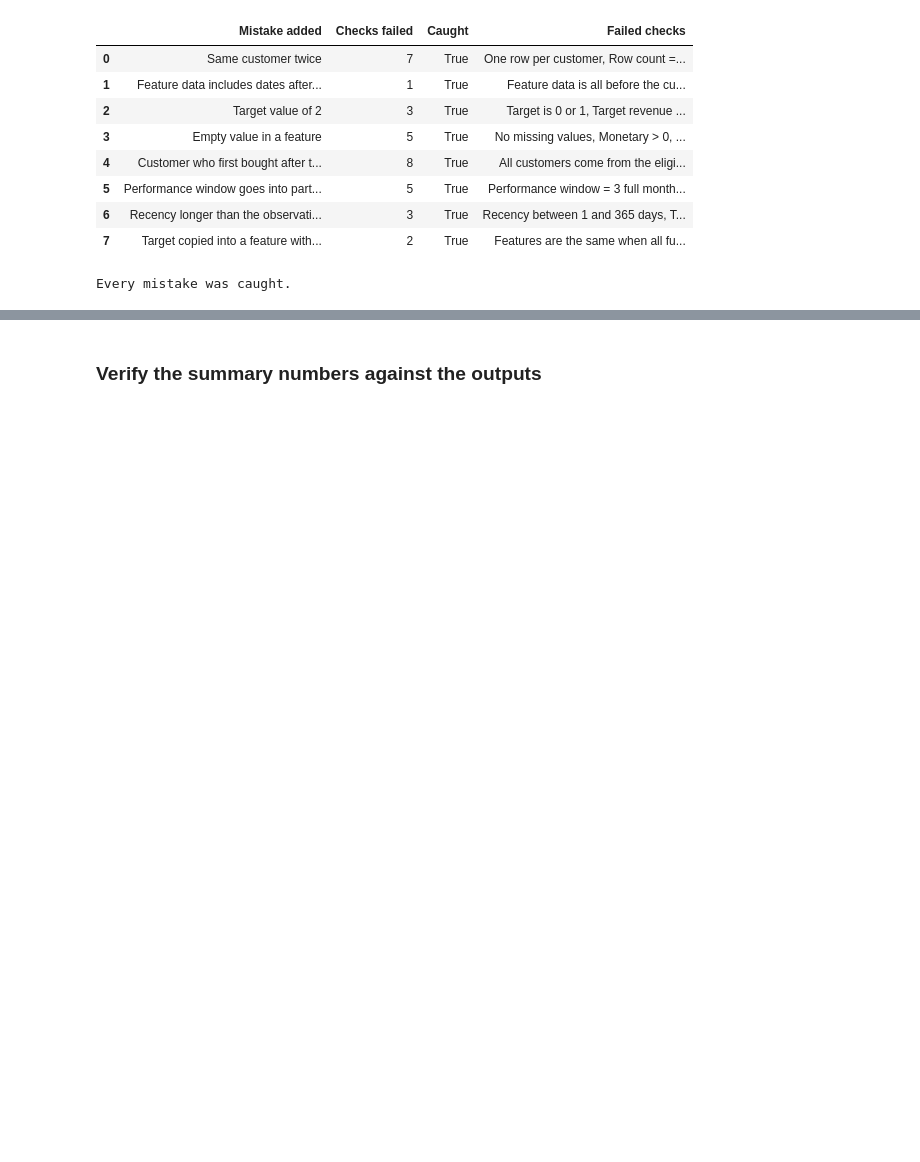
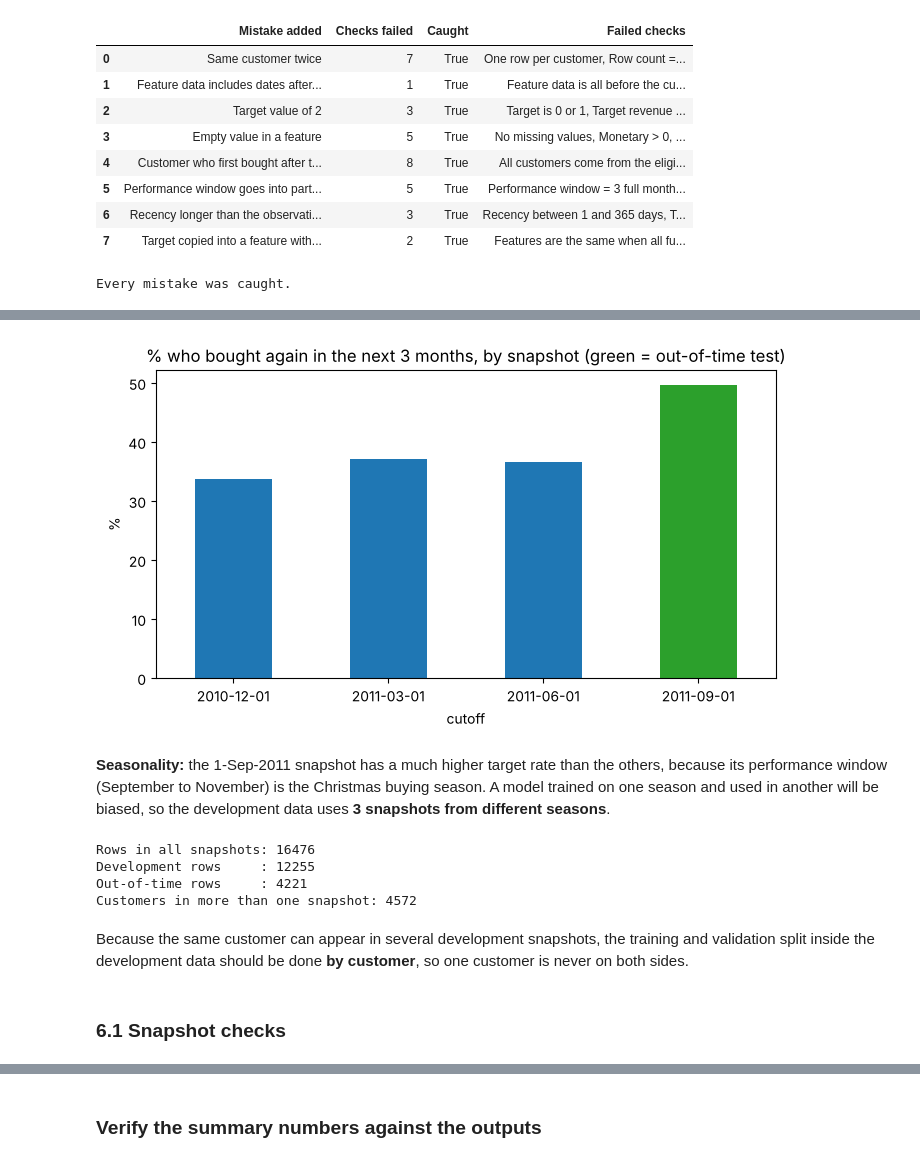
Before and after one commit to Pranavsangichetty/Axlero-Group3, a Jupyter notebook: Modelling_Base_Date_Coverage.ipynb, the cells around one changed output, grey strips where cells are left out. Cells and saved outputs as stored; diff of their text form; code cells hidden in the pictures; blank space fills up the shorter version.

```diff
--- a/Modelling_Base_Date_Coverage.ipynb
+++ b/Modelling_Base_Date_Coverage.ipynb
@@ -710,0 +730,31 @@ Every mistake was caught.
+# %%
+SNAPSHOT_CUTOFFS = pd.to_datetime(['2010-12-01', '2011-03-01', '2011-06-01', '2011-09-01'])
+
+def build_base(cutoff):
+    # the same eligibility rules, features and target as sections 4.1 to 4.3, for any cutoff date
+    o_start = cutoff - pd.DateOffset(months=OBSERVATION_MONTHS)
+    p_end = cutoff + pd.DateOffset(months=PERFORMANCE_MONTHS)
+    first = known.groupby('CustomerID')['InvoiceDate'].min()
+    in_obs = set(known[(known['InvoiceDate'] >= o_start) & (known['InvoiceDate'] < cutoff)]['CustomerID'])
+    ids = {c for c in in_obs if first[c] < cutoff and (cutoff - first[c]).days >= MIN_TENURE_DAYS}
+
+    b = build_features(known, ids, cutoff, o_start)
+    target_tx = known[(known['InvoiceDate'] >= cutoff) & (known['InvoiceDate'] < p_end) & known['CustomerID'].isin(ids)]
+    b['target_purchased_next_3m'] = b.index.isin(target_tx['CustomerID']).astype(int)
+    b['target_revenue_next_3m'] = target_tx.groupby('CustomerID')['Revenue'].sum().round(2).reindex(b.index).fillna(0)
+    return b.reset_index(), o_start, p_end
+
+snapshot_bases, rows = {}, []
+for cutoff in SNAPSHOT_CUTOFFS:
+    b, o_start, p_end = build_base(cutoff)
+    snapshot_bases[cutoff] = (b, o_start, p_end)
+    rows.append({'cutoff': cutoff.date(),
+                 'role': 'Out-of-time test' if cutoff == SNAPSHOT_CUTOFFS[-1] else 'Development',
+                 'observation_window': f"{o_start.date()} to {(cutoff - pd.Timedelta(days=1)).date()}",
+                 'performance_window': f"{cutoff.date()} to {(p_end - pd.Timedelta(days=1)).date()}",
+                 'eligible_customers': len(b),
+                 'target_rate_%': round(b['target_purchased_next_3m'].mean() * 100, 1),
+                 'avg_recency_days': round(b['recency_days'].mean(), 1),
+                 'avg_frequency_12m': round(b['frequency_12m'].mean(), 2)})
+snapshots = pd.DataFrame(rows)
+snapshots
@@ -710,0 +767,32 @@ Every mistake was caught.
+# %%
+snapshots.plot(x='cutoff', y='target_rate_%', kind='bar', legend=False, figsize=(8, 4),
+               color=['tab:blue', 'tab:blue', 'tab:blue', 'tab:green'])
+plt.title('% who bought again in the next 3 months, by snapshot (green = out-of-time test)')
+plt.ylabel('%')
+plt.xticks(rotation=0)
+plt.show()
+# %% [output]
+[figure, added]
+# %% [markdown]
+**Seasonality:** the 1-Sep-2011 snapshot has a much higher target rate than the others, because its performance window
+(September to November) is the Christmas buying season. A model trained on one season and used in another will be biased,
+so the development data uses **3 snapshots from different seasons**.
+# %%
+# all snapshots in one table (a customer can appear in more than one snapshot)
+all_snapshots = pd.concat([b.assign(snapshot_cutoff=c.date(),
+                                    role='Out-of-time test' if c == SNAPSHOT_CUTOFFS[-1] else 'Development')
+                           for c, (b, _, _) in snapshot_bases.items()], ignore_index=True)
+print('Rows in all snapshots:', len(all_snapshots))
+print('Development rows     :', (all_snapshots['role'] == 'Development').sum())
+print('Out-of-time rows     :', (all_snapshots['role'] == 'Out-of-time test').sum())
+print('Customers in more than one snapshot:', (all_snapshots['customer_id'].value_counts() > 1).sum())
+# %% [output]
+Rows in all snapshots: 16476
+Development rows     : 12255
+Out-of-time rows     : 4221
+Customers in more than one snapshot: 4572
+# %% [markdown]
+Because the same customer can appear in several development snapshots, the training and validation split inside
+the development data should be done **by customer**, so one customer is never on both sides.
+# %% [markdown]
+### 6.1 Snapshot checks
```
Also changed, not shown: parts of 19 cells of this notebook.
